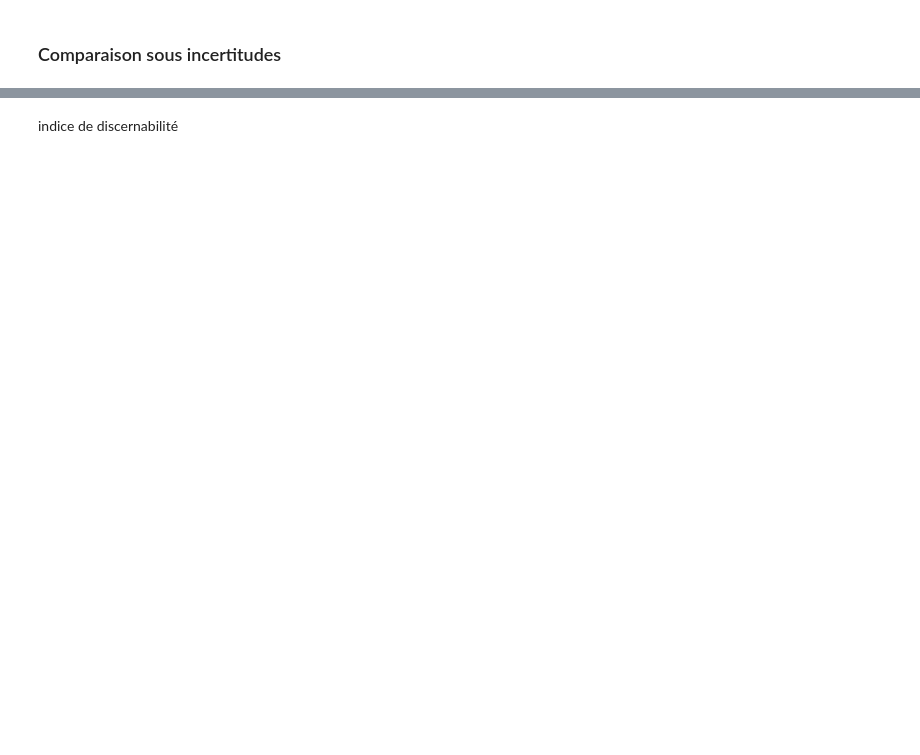
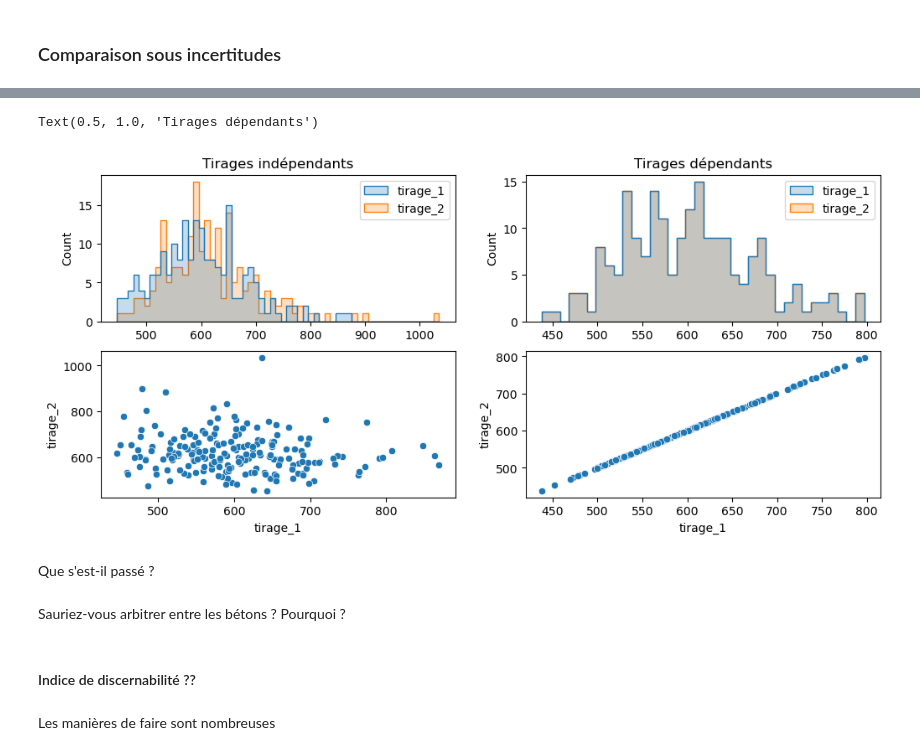
Before and after one commit to tchevilliet/ANCYV_2025, a Jupyter notebook: 4_Analyse_d_incertitudes.ipynb, the cells around one changed output, grey strips where cells are left out. Drawn from its saved outputs; the diff is of its cells as text; code cells hidden in the pictures; blank space fills up the shorter version.

```diff
--- a/4_Analyse_d_incertitudes.ipynb
+++ b/4_Analyse_d_incertitudes.ipynb
@@ -90,0 +143,22 @@ dépendantes, indépendantes
+# %%
+demand = {beton_A.id : 1.0} # liste des demandes
+lca = bc.LCA(demand=demand,method=gwp100,use_distributions=True) # On initialise l'ACV
+lca.lci()
+lca.lcia()
+tirages = {'tirage_1' : [],'tirage_2' : []} # dictionnaire de listes vides dans lesquelles on stockera les résultats
+
+for _ in range(n_MC) : # On fait n_MC tirages
+    next(lca) # On tire les matrices
+    tmp = [] # On crée une liste temporaire pour stocker les résultats sur les deux demandes
+    lca.redo_lcia(demand)
+    tirages['tirage_1'].append(lca.score)
+    lca.redo_lcia(demand)
+    tirages['tirage_2'].append(lca.score)
+# %%
+lca = bc.LCA(demand=demand,method=gwp100,use_distributions=True) # On initialise l'ACV
+lca.lci()
+lca.lcia()
+df_tirages_inde = pd.DataFrame({'tirage_1':[lca.score for _ in zip(lca,range(n_MC))],'tirage_2':[lca.score for _ in zip(lca,range(n_MC))]})
+# %%
+df_tirages_dep = pd.DataFrame(tirages) #On organise nos résultats en une table plus facile à visualiser et tracer
+df_tirages_dep
@@ -90,0 +179,13 @@ dépendantes, indépendantes
+# %%
+fig, ax = plt.subplots(2,2,figsize=(12,5))
+sns.histplot(df_tirages_inde,element='step',ax=ax[0,0],binwidth=10)
+sns.histplot(df_tirages_dep,element='step',ax=ax[0,1],binwidth=10)
+sns.scatterplot(df_tirages_inde,x='tirage_1',y='tirage_2',ax=ax[1,0])
+sns.scatterplot(df_tirages_dep,x='tirage_1',y='tirage_2',ax=ax[1,1])
+ax[0,0].set_title(f"Tirages indépendants")
+ax[0,1].set_title(f"Tirages dépendants")
+# %% [output]
+Text(0.5, 1.0, 'Tirages dépendants')
+[figure, added]
+# %% [markdown]
+Que s'est-il passé ?
@@ -91,2 +194,6 @@ dépendantes, indépendantes
+# %% [markdown]
+Sauriez-vous arbitrer entre les bétons ? Pourquoi ?
 # %% [markdown]
-indice de discernabilité
+#### Indice de discernabilité ??
+# %% [markdown]
+Les manières de faire sont nombreuses
```
Also changed, not shown: parts of 20 cells of this notebook, 1 other file.
